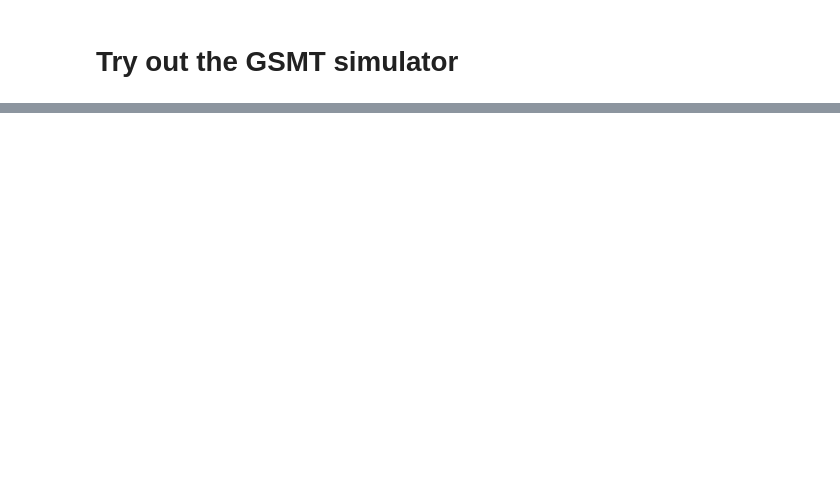
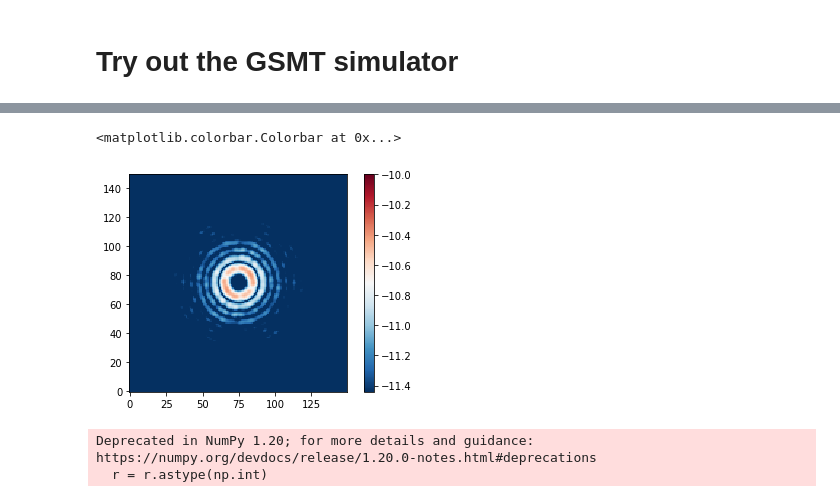
Before and after one commit to Jashcraf/polarization-gsmts-II, a Jupyter notebook: coro_sim.ipynb, the cells around one changed output, grey strips where cells are left out. Drawn from its saved outputs; the diff is of its cells as text; code cells hidden in the pictures; blank space fills up the shorter version.

```diff
--- a/coro_sim.ipynb
+++ b/coro_sim.ipynb
@@ -61,0 +104,8 @@ imshow_field(elt_aper)
+# %%
+std_trials = np.std(residual_cube,axis=0)
+mean_trials = np.mean(residual_cube,axis=0)
+plt.imshow(np.log10(std_trials),cmap='RdBu_r',vmin=-10)
+plt.colorbar()
+# %% [output]
+<matplotlib.colorbar.Colorbar at 0x...>
+[figure, added]
@@ -61,0 +114,38 @@ imshow_field(elt_aper)
+# %%
+def reg_radial_profile(data, center):
+    y, x = np.indices((data.shape))
+    r = np.sqrt((x - center[0])**2 + (y - center[1])**2)
+    r = r.astype(np.int)
+
+    tbin = np.bincount(r.ravel(), data.ravel())
+    nr = np.bincount(r.ravel())
+    radialprofile = tbin / nr
+    return radialprofile
+
+# load up the profiles
+tmt_cube_o2 = np.load('25trials_order2_TMT_Iband_primaryvar.npy')
+elt_cube_o2 = np.load('25trials_order2_ELT_Iband_primaryvar.npy')
+gmt_cube_o2 = np.load('25trials_order2_GMT_Iband_primaryvar.npy')
+
+tmt_cube_o4 = np.load('25trials_order4_TMT_Iband_primaryvar.npy')
+elt_cube_o4 = np.load('25trials_order4_ELT_Iband_primaryvar.npy')
+gmt_cube_o4 = np.load('25trials_order4_GMT_Iband_primaryvar.npy')
+
+tmt_cube_o6 = np.load('25trials_order6_TMT_Iband_primaryvar.npy')
+elt_cube_o6 = np.load('25trials_order6_ELT_Iband_primaryvar.npy')
+gmt_cube_o6 = np.load('25trials_order6_GMT_Iband_primaryvar.npy')
+
+rad_tmt_2 = reg_radial_profile(np.std(tmt_cube_o2,axis=0),[mean_trials.shape[0]/2,mean_trials.shape[0]/2])
+rad_elt_2 = reg_radial_profile(np.std(elt_cube_o2,axis=0),[mean_trials.shape[0]/2,mean_trials.shape[0]/2])
+rad_gmt_2 = reg_radial_profile(np.std(gmt_cube_o2,axis=0),[mean_trials.shape[0]/2,mean_trials.shape[0]/2])
+
+rad_tmt_4 = reg_radial_profile(np.std(tmt_cube_o4,axis=0),[mean_trials.shape[0]/2,mean_trials.shape[0]/2])
+rad_elt_4 = reg_radial_profile(np.std(elt_cube_o4,axis=0),[mean_trials.shape[0]/2,mean_trials.shape[0]/2])
+rad_gmt_4 = reg_radial_profile(np.std(gmt_cube_o4,axis=0),[mean_trials.shape[0]/2,mean_trials.shape[0]/2])
+
+rad_tmt_6 = reg_radial_profile(np.std(tmt_cube_o6,axis=0),[mean_trials.shape[0]/2,mean_trials.shape[0]/2])
+rad_elt_6 = reg_radial_profile(np.std(elt_cube_o6,axis=0),[mean_trials.shape[0]/2,mean_trials.shape[0]/2])
+rad_gmt_6 = reg_radial_profile(np.std(gmt_cube_o6,axis=0),[mean_trials.shape[0]/2,mean_trials.shape[0]/2])
+# %% [output]
+Deprecated in NumPy 1.20; for more details and guidance: https://numpy.org/devdocs/release/1.20.0-notes.html#deprecations
+  r = r.astype(np.int)
```
Also changed, not shown: parts of 16 cells of this notebook, 1 other file.
